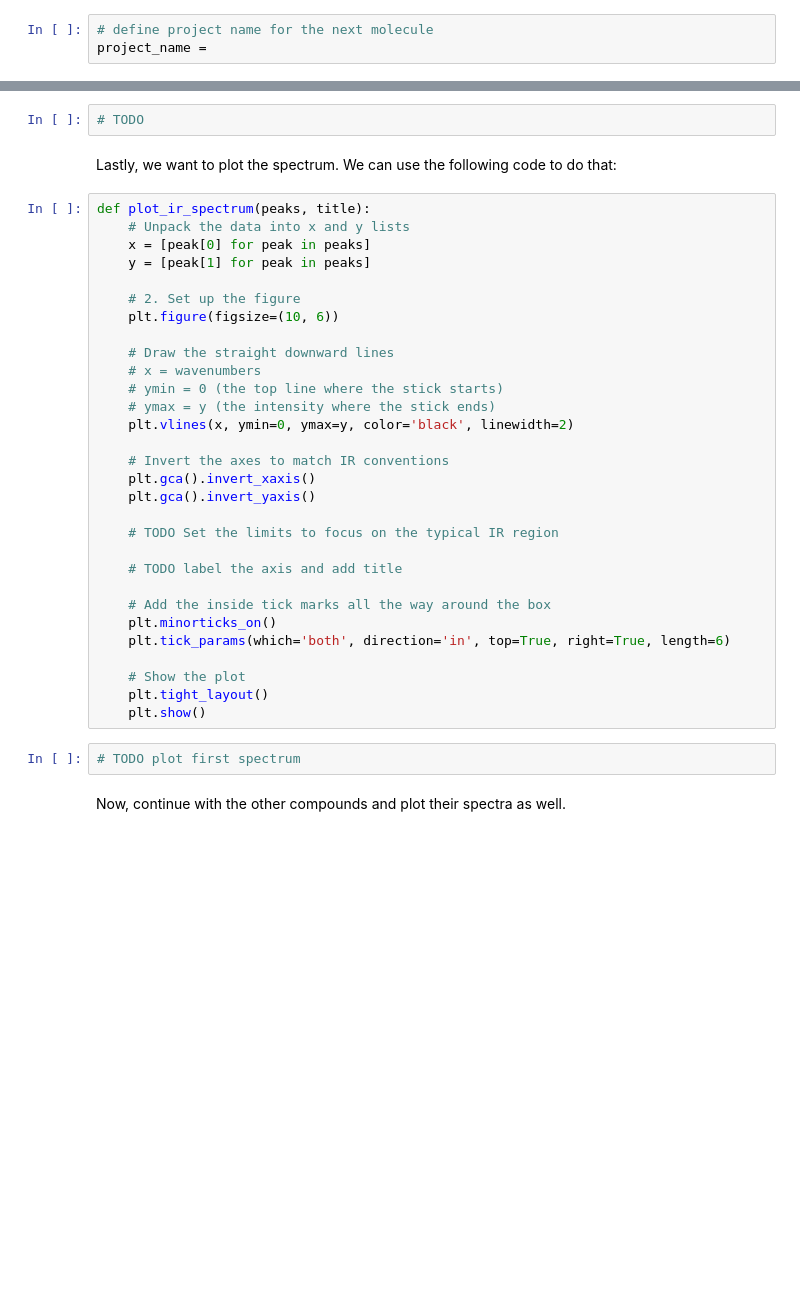
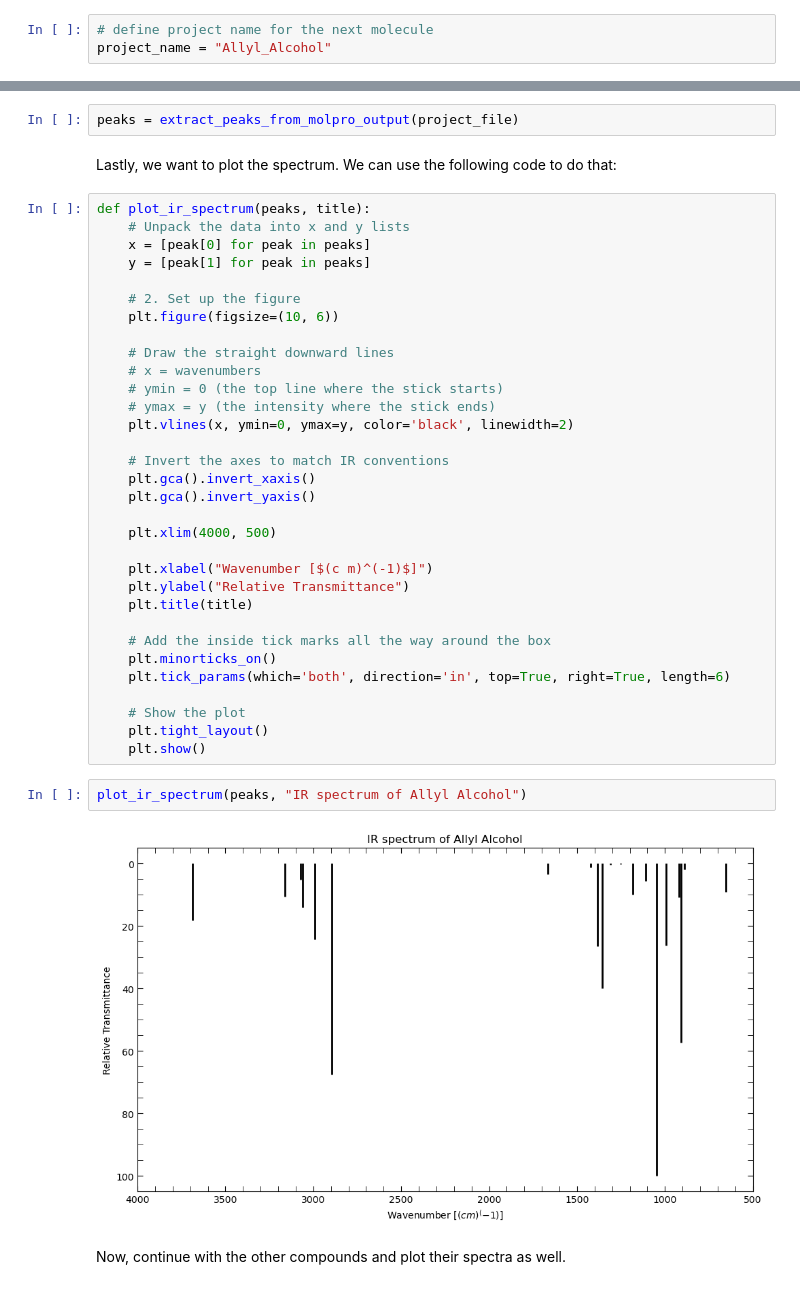
Before and after one commit to JulianBruegger996/Compchem, a Jupyter notebook: 8/day8_IR_spectra.ipynb, the cells around one changed output, grey strips where cells are left out. Cells and saved outputs as stored; diff of their text form; blank space fills up the shorter version.

```diff
--- a/8/day8_IR_spectra.ipynb
+++ b/8/day8_IR_spectra.ipynb
@@ -34,7 +80,7 @@ Start with one compound first to make sure that the workflow is correct.
 Do NOT calculate the spectrum of salicylic acid, as it takes quite long. The output file for the frequency calculation of salicylic acid is provided on Ilias.
 # %%
 # define project name for the next molecule
-project_name =
+project_name = "Allyl_Alcohol"
 # %%
 project = pymolpro.Project(project_name)
 
@@ -91,7 +139,7 @@ def extract_peaks_from_molpro_output(file_path):
 # %% [markdown]
 Now use the function to extract the peaks from the output files of your calculations and take a look at them. Each entry in the list should be a tuple containing the wavenumber and the corresponding intensity.
 # %%
-# TODO
+peaks = extract_peaks_from_molpro_output(project_file)
 # %% [markdown]
 Lastly, we want to plot the spectrum. We can use the following code to do that:
 # %%
@@ -113,9 +161,11 @@ def plot_ir_spectrum(peaks, title):
     plt.gca().invert_xaxis()
     plt.gca().invert_yaxis()
 
-    # TODO Set the limits to focus on the typical IR region
+    plt.xlim(4000, 500)
 
-    # TODO label the axis and add title
+    plt.xlabel("Wavenumber [$(c m)^(-1)$]")
+    plt.ylabel("Relative Transmittance")
+    plt.title(title)
 
     # Add the inside tick marks all the way around the box
     plt.minorticks_on()
@@ -125,7 +175,9 @@ def plot_ir_spectrum(peaks, title):
     plt.tight_layout()
     plt.show()
 # %%
-# TODO plot first spectrum
+plot_ir_spectrum(peaks, "IR spectrum of Allyl Alcohol")
+# %% [output]
+[figure, added]
 # %% [markdown]
 Now, continue with the other compounds and plot their spectra as well.
 # %%
```
Also changed, not shown: parts of 7 cells of this notebook, 18 other files.
